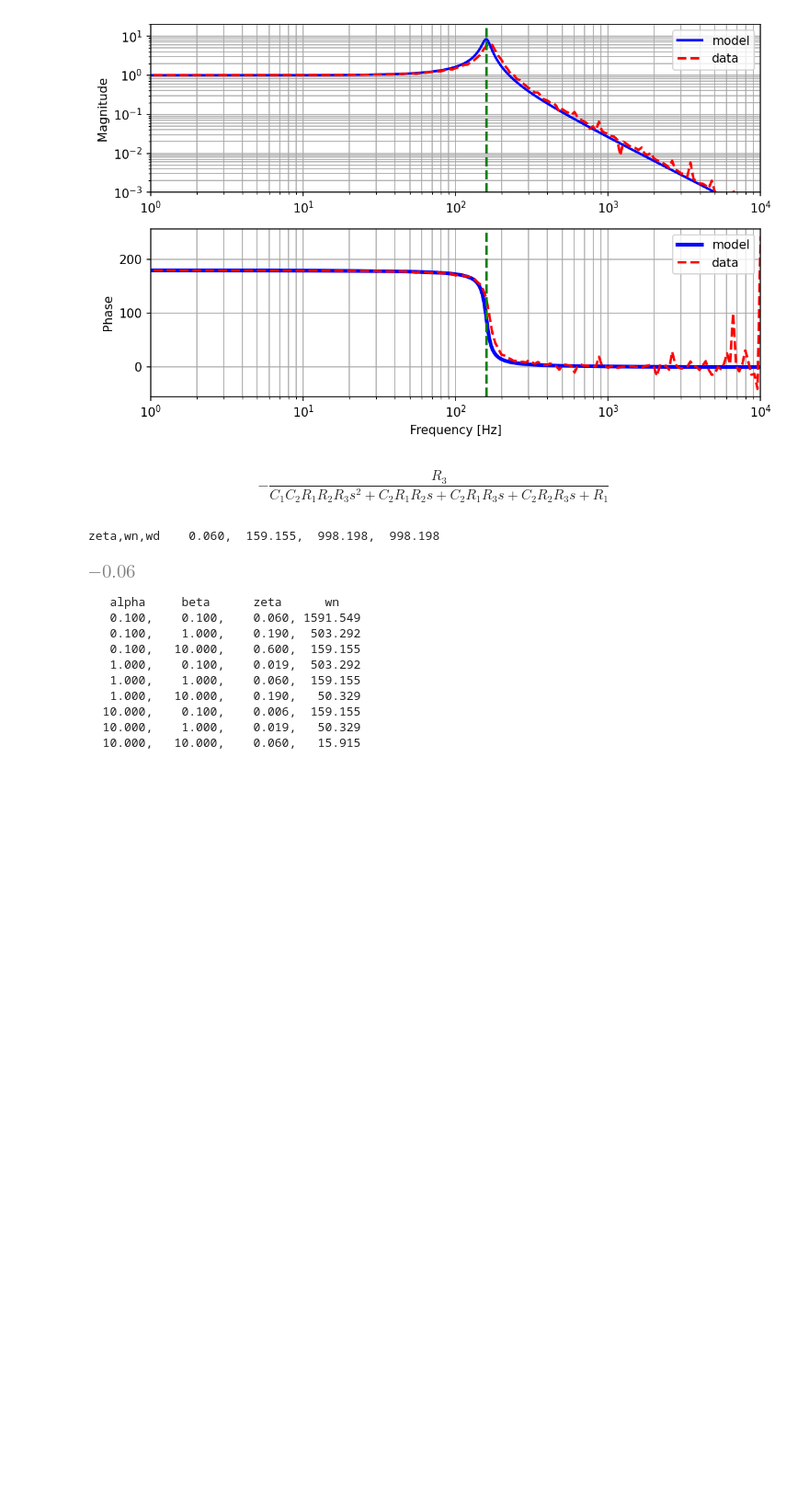
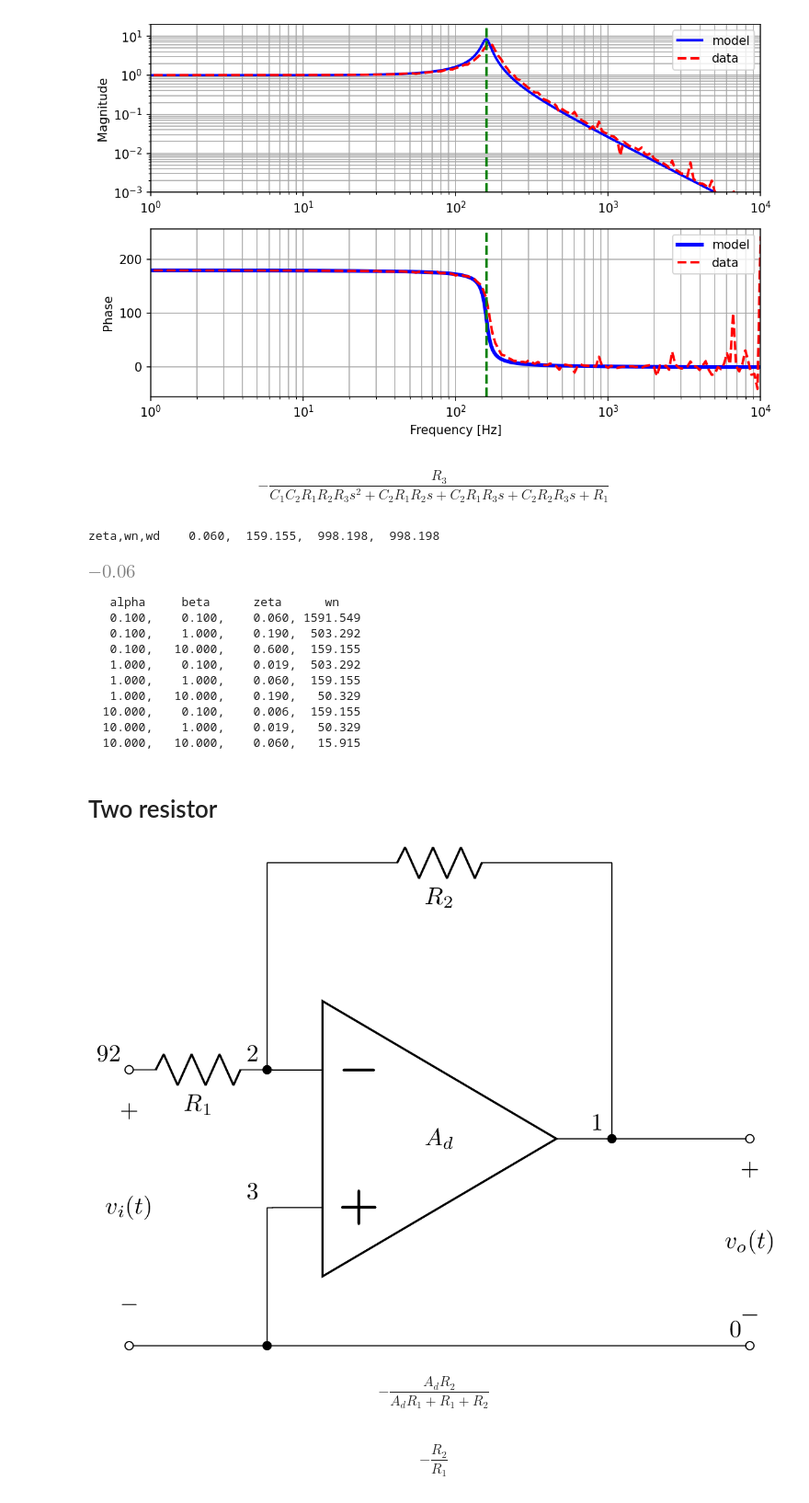
Before and after one commit to mit-acl/16_06_Class, a Jupyter notebook: 16_06_T13_Analog_Networks.ipynb, the cells around one changed output. Shown at 92% size. Saved outputs shown, nothing was run; the diff lists cells and outputs as text; code cells hidden in the pictures; blank space fills up the shorter version.

```diff
--- a/16_06_T13_Analog_Networks.ipynb
+++ b/16_06_T13_Analog_Networks.ipynb
@@ -432,3 +432,36 @@ for alp in [0.1,1,10]:
   10.000,    0.100,    0.006,  159.155
   10.000,    1.000,    0.019,   50.329
   10.000,   10.000,    0.060,   15.915
+# %% [markdown]
+# Two resistor
+# %%
+aa = Circuit("""
+E 1 0 opamp 3 2 Ad; right, flipud
+#
+W 2 2_8; up=1.5
+R1 92 2 R1; right
+R2 2_8 3_8 R2;right
+W 3_8 1;down
+#
+Pi 92 0_1; down, v^=v_i(t)
+W 3 0_2; down
+#
+W 1 1_2; right
+Po 1_2 0; down, v^=v_o(t)
+W 0_1 0_2; right
+W 0_2 0; right
+#
+; draw_nodes=connections, label_ids=none, label_nodes=primary
+""")
+#cct10 = aa.subs({'R1': 100e3, 'R2': 10e3, 'R3': 1e5, 'C1': 1*1e-6, 'C2': 1e-9})
+aa.draw()
+# %% [output]
+[figure, added]
+# %%
+aa.Pi.transfer('Po')
+# %% [output]
+$$- \frac{A_{d} R_{2}}{A_{d} R_{1} + R_{1} + R_{2}}$$
+# %%
+aa.Pi.transfer('Po').limit('Ad', oo)
+# %% [output]
+$$- \frac{R_{2}}{R_{1}}$$
```
Also changed, not shown: 1 other file.
